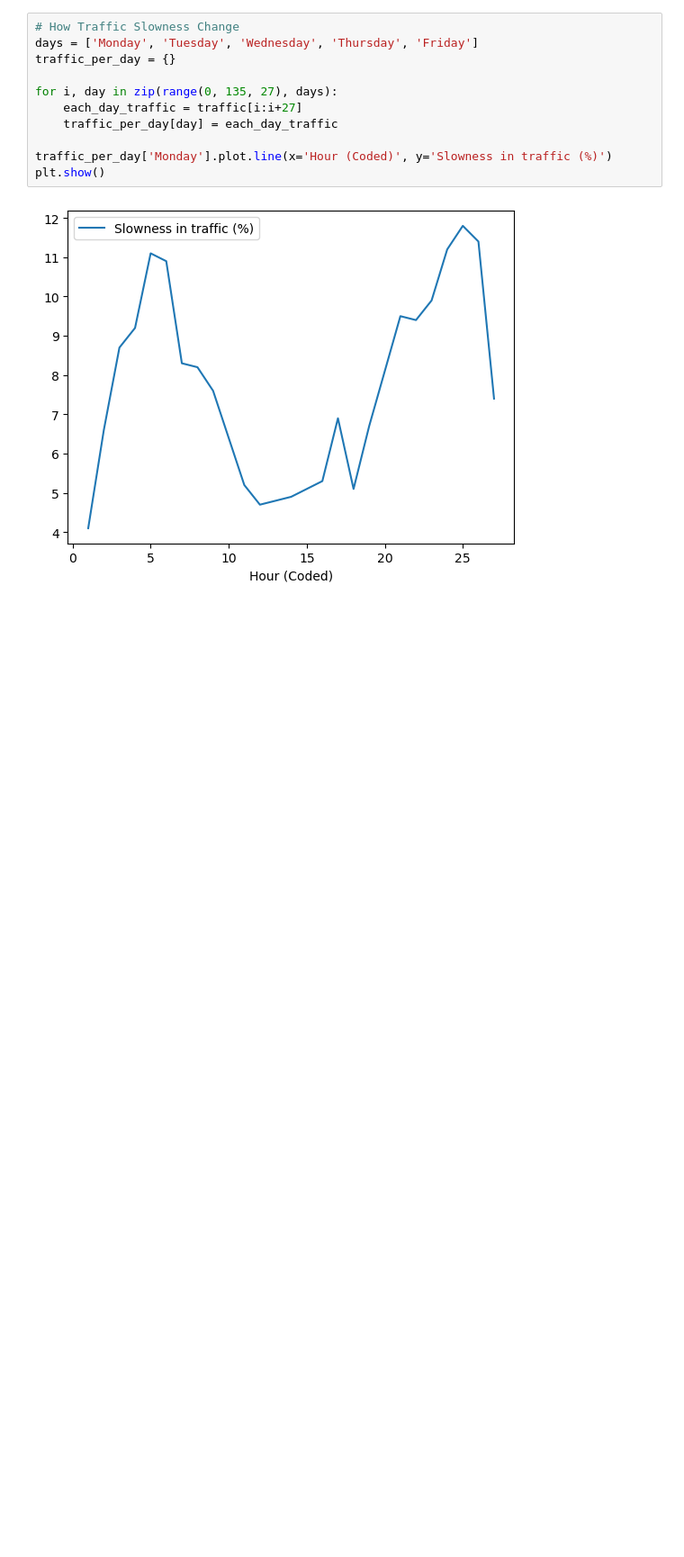
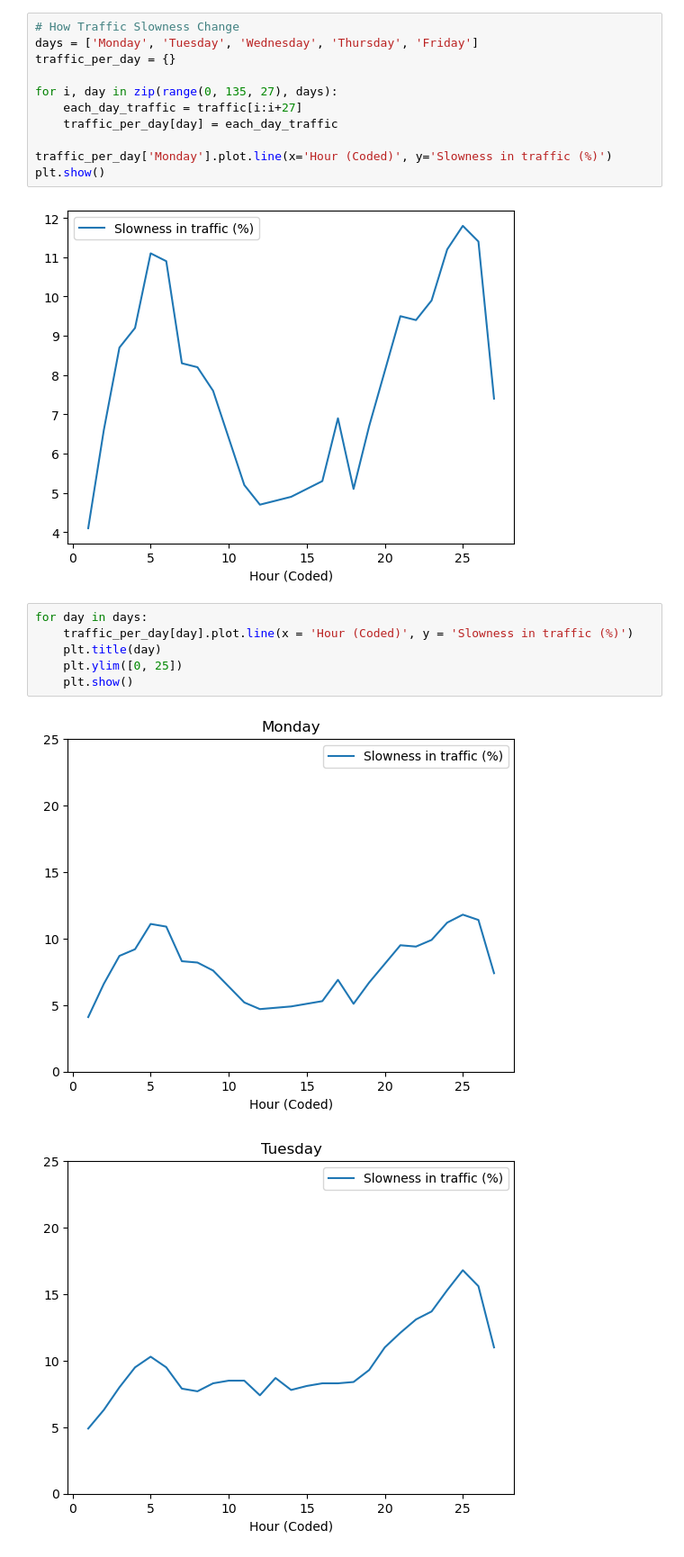
Before and after one commit to dev-alissonalves/data-scientist-dataquest, a Jupyter notebook: part02 - data_analysis_and_visualization/5-introduction-to-data-visualization/notebooks/03-pandas_visualizations_and_grid_charts.ipynb, the cells around one changed output. Shown: that part at 90% size. Drawn from its saved outputs; the diff is of its cells as text; blank space fills up the shorter version.

Commit message:
visualization and grid charts (continued)

```diff
--- a/part02 - data_analysis_and_visualization/5-introduction-to-data-visualization/notebooks/03-pandas_visualizations_and_grid_charts.ipynb
+++ b/part02 - data_analysis_and_visualization/5-introduction-to-data-visualization/notebooks/03-pandas_visualizations_and_grid_charts.ipynb
@@ -94,3 +94,12 @@ traffic_per_day['Monday'].plot.line(x='Hour (Coded)', y='Slowness in traffic (%)
 plt.show()
 # %% [output]
 [figure]
+# %%
+for day in days:
+    traffic_per_day[day].plot.line(x = 'Hour (Coded)', y = 'Slowness in traffic (%)')
+    plt.title(day)
+    plt.ylim([0, 25])
+    plt.show()
+# %% [output]
+[figure, added]
+[figure, added]
```
Also changed, not shown: parts of 2 cells of this notebook.
